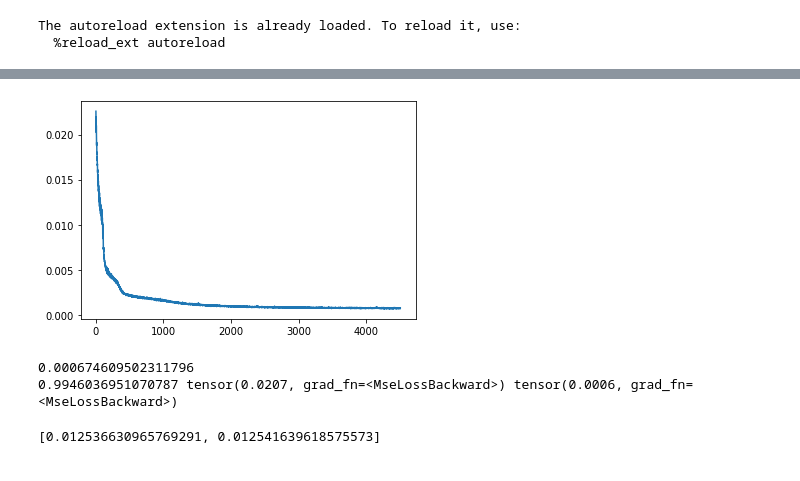
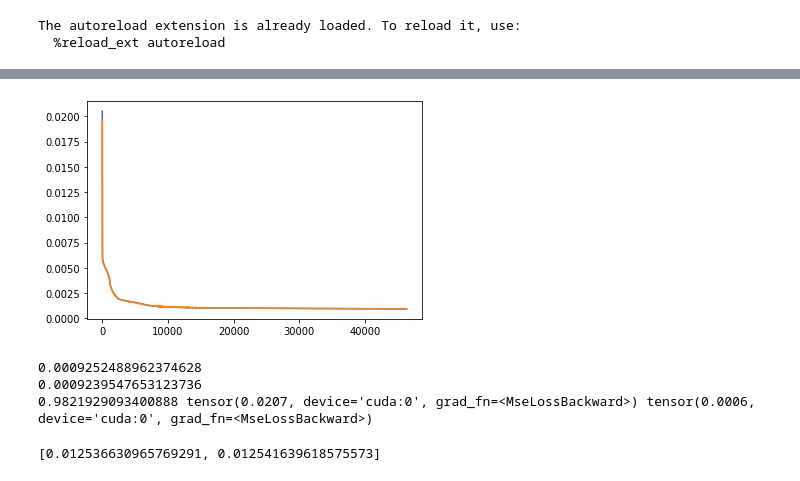
Before and after one commit to mmattb/coproc-poc, a Jupyter notebook: train_cpn_directly_on_michaels.ipynb, the cells around one changed output, grey strips where cells are left out. Drawn from its saved outputs; the diff is of its cells as text; code cells hidden in the pictures.

Commit message:
Add CUDA to train_directly

```diff
--- a/train_cpn_directly_on_michaels.ipynb
+++ b/train_cpn_directly_on_michaels.ipynb
@@ -74,13 +81,25 @@ mike = mRNN.MichaelsRNN(init_data_path=michaels_load.get_default_path(),
 # %%
 # Get the Michaels session data
-dataset = mRNN.MichaelsDataset(michaels_load.get_default_path())
+dataset = mRNN.MichaelsDataset(michaels_load.get_default_path(),
+    cuda=CUDA)
+
+probs = torch.ones(len(dataset)) / float(len(dataset))
+holdout_count = int(len(dataset) / KFOLDS)
+holdout_idxs = set([p.item() for p in probs.multinomial(num_samples=holdout_count)])
+
+train = []
+test = []
+for idx in range(len(dataset)):
+    if idx in holdout_idxs:
+        test.append(dataset[idx])
+    else:
+        train.append(dataset[idx])
 
 # We have two loaders, since they maintain a little bit of state,
 # and we nest EN training inside CPN training
-loader_cpn = DataLoader(
-  dataset, batch_size=BATCH_SIZE, shuffle=True
+loader_train = DataLoader(
+  train, batch_size=len(train), shuffle=True,
 )
-
-# Loader produces lists of len 2:
-#  (input of batch, output of batch); which is:
-#  (shape(<=batch_size, time, 21), shape(<=batch_size, time, 50))
+loader_test = DataLoader(
+  test, batch_size=len(test), shuffle=True,
+)
@@ -166,6 +169,7 @@ tensor(0.0207, grad_fn=<MseLossBackward>)
 # %%
 def unroll(cpn, mike, din, trial_end, observer,
-           drop_module_idx=None, retain_stim_grads=False):
+           drop_module_idx=None, retain_stim_grads=False,
+           cuda=None):
     batch_size = din.shape[0]
     steps = din.shape[1]
     obs_dim = 3 * observer.out_dim
@@ -173,13 +177,16 @@ def unroll(cpn, mike, din, trial_end, observer,
     stims = []
     actuals = torch.zeros(batch_size, steps - 1, mike.output_dim)
 
+    if cuda is not None:
+        actuals = actuals.cuda(cuda)
+
     # This is the actual, which EN predicts
     mike_out = mike(din[:, 0, :].T)
 
     for tidx in range(steps - 1):
         obs = mike.observe(observer, drop_module_idx=drop_module_idx)
-        new_obs_cpn = torch.cat(tuple([torch.tensor(o).float() for o in obs]),
-                            axis=1)
+        new_obs_cpn = torch.cat(obs, axis=1).detach()
+
 
         # cpn recieves (obs, trial_end)
         cpn_in = torch.cat((new_obs_cpn, trial_end[:, tidx, :]), axis=1)
@@ -308,17 +331,20 @@ cpn 340 0.0031747815664857626
 # %%
 plt.plot(real_losses)
+plt.plot(test_losses)
 plt.show()
 print(min(real_losses))
+print(min(test_losses))
 
 mrl = min(real_losses)
 dh = mrl - comp_loss_healthy.item()
 dl = comp_loss_lesioned.item() - comp_loss_healthy.item()
 recov_pct = 1.0 - (dh / dl)
 print(recov_pct, comp_loss_lesioned, comp_loss_healthy)
 # %% [output]
-[figure, old version]
+[figure, new version]
-0.000674609502311796
-0.9946036951070787 tensor(0.0207, grad_fn=<MseLossBackward>) tensor(0.0006, grad_fn=<MseLossBackward>)
+0.0009252488962374628
+0.0009239547653123736
+0.9821929093400888 tensor(0.0207, device='cuda:0', grad_fn=<MseLossBackward>) tensor(0.0006, device='cuda:0', grad_fn=<MseLossBackward>)
 # %%
 # TODO: get a CPN collection and explore the impact of the level of noise we are using.
 # TODO: look for classes or data points we suck at
```
Also changed, not shown: parts of 6 cells of this notebook.
